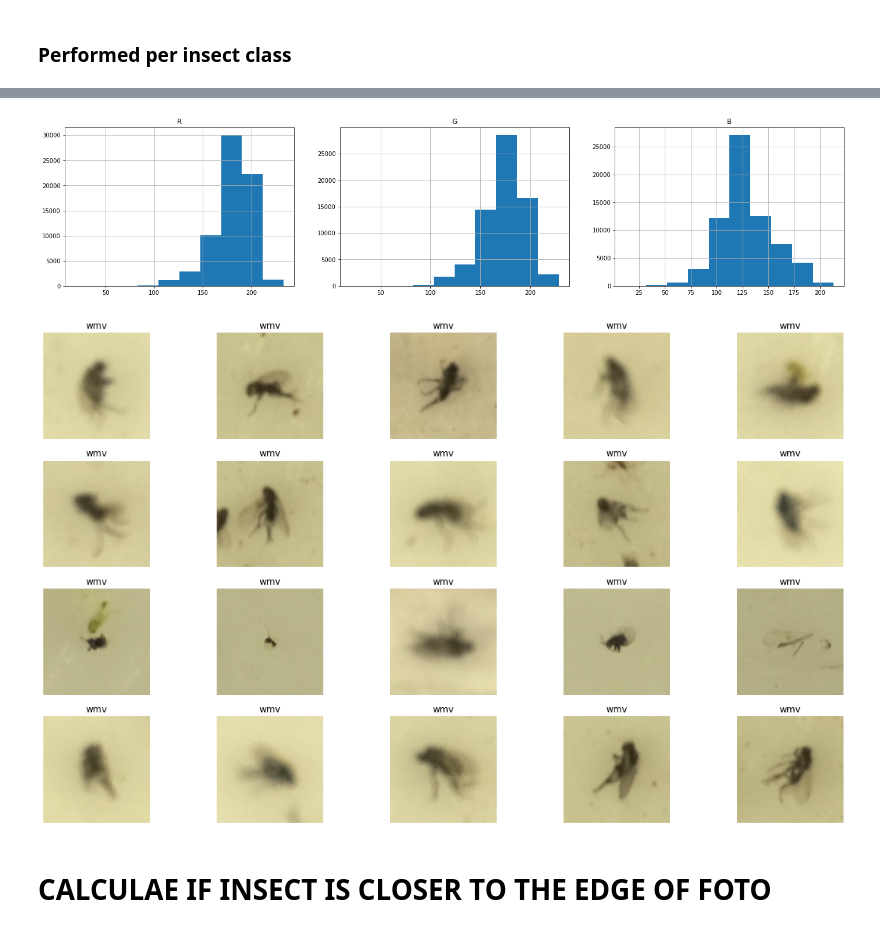
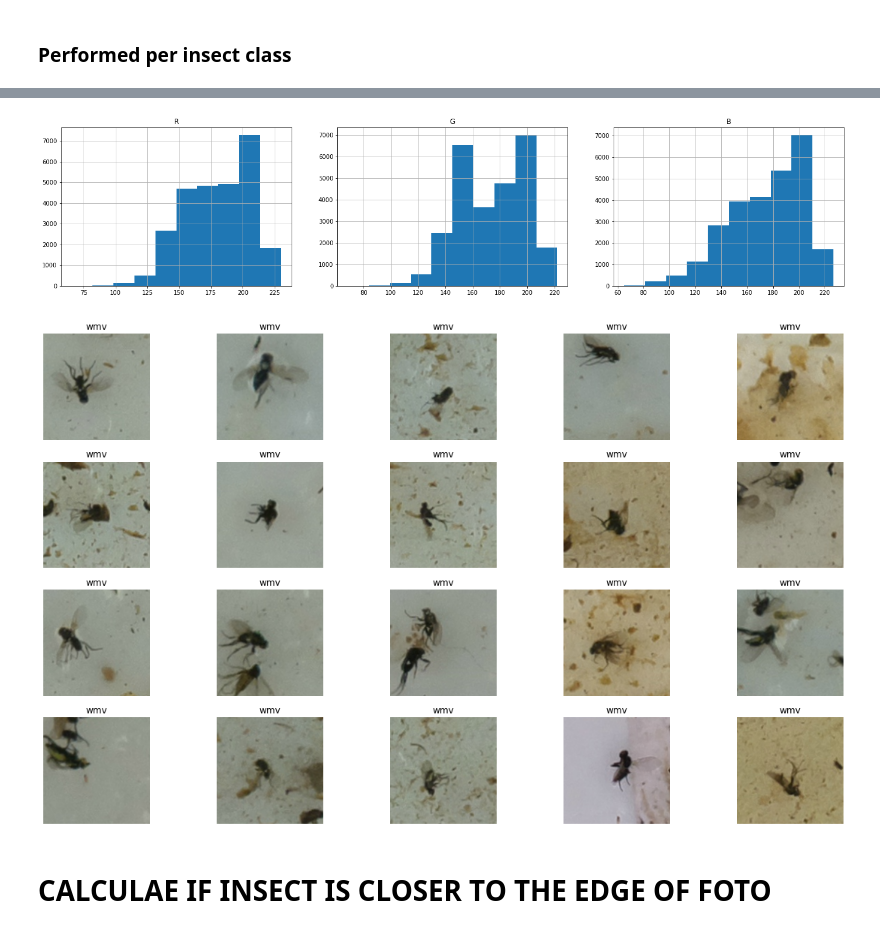
Before and after one commit to kalfasyan/stickybugs-ai, a Jupyter notebook: test.ipynb, the cells around one changed output, grey strips where cells are left out. Cells and saved outputs as stored; diff of their text form; code cells hidden in the pictures.

Commit message:
loading photobox data functionality

```diff
--- a/test.ipynb
+++ b/test.ipynb
@@ -13,7 +13,7 @@ from torch.utils.data import DataLoader, Dataset
 from tqdm import tqdm
 import matplotlib.pyplot as plt
 
-setting = 'fuji'
+setting = 'photobox'
 if setting == 'photobox':
     ext = '.png'
 elif setting == 'fuji':
@@ -31,22 +31,25 @@ dfs.plot_samples()
 batch_size=32
 dloader = DataLoader(dfs, batch_size=batch_size, shuffle=False, num_workers=4, pin_memory=True)
 # %%
-l_blur_factors = []
-l_meansRGB = []
-l_stdsRGB = []
-l_nb_contours, l_mean_cnt_area, l_mean_cnt_perimeter, l_std_cnt_area, l_std_cnt_perimeter = [],[],[],[],[]
+l_blur_factors = [0]*len(dfs)
+l_meansRGB = [0]*len(dfs)
+l_stdsRGB = [0]*len(dfs)
+l_nb_contours, l_mean_cnt_area, l_mean_cnt_perimeter, l_std_cnt_area, l_std_cnt_perimeter = [0]*len(dfs),[0]*len(dfs),[0]*len(dfs),[0]*len(dfs),[0]*len(dfs)
+
+c=0
 for x,l,imgname,platename,filename,plate_idx,location,date,year,xtra,width,height in tqdm(dloader, total=len(dfs)//batch_size, desc='Collecting all data from the dataloader..'):
-    for f in filename:
-        l_blur_factors.extend([calc_variance_of_laplacian(f)])
+    for i,f in enumerate(filename):
+        l_blur_factors[c] = calc_variance_of_laplacian(f)
         meanRGB, stdRGB = calc_mean_RGB_vals(f)
-        l_meansRGB.extend([meanRGB])
-        l_stdsRGB.extend([stdRGB])
-        nb_contours, cnt_areas, cnt_perimeters, mean_cnt_area, mean_cnt_perimeter, std_cnt_area, std_cnt_perimeter = calc_contour_features(f)
-        l_nb_contours.extend([nb_contours])
-        l_mean_cnt_area.extend([mean_cnt_area])
-        l_mean_cnt_perimeter.extend([mean_cnt_perimeter])
-        l_std_cnt_area.extend([std_cnt_area])
-        l_std_cnt_perimeter.extend([std_cnt_perimeter])
+        l_meansRGB[c] = meanRGB
+        l_stdsRGB[c] = stdRGB
+        nb_contours, mean_cnt_area, mean_cnt_perimeter, std_cnt_area, std_cnt_perimeter = calc_contour_features(f)
+        l_nb_contours[c] = nb_contours
+        l_mean_cnt_area[c] = mean_cnt_area
+        l_mean_cnt_perimeter[c] = mean_cnt_perimeter
+        l_std_cnt_area[c] = std_cnt_area
+        l_std_cnt_perimeter[c] = std_cnt_perimeter
+        c+=1
 # %%
 df_rgb = pd.DataFrame(l_meansRGB, columns=['R','G','B'])
 df_feats = pd.DataFrame({'blur': l_blur_factors,
@@ -58,11 +61,14 @@ df_feats = pd.DataFrame({'blur': l_blur_factors,
 df_feats = pd.concat([df_feats, df_rgb], axis=1)
 feature_columns = df_feats.columns
 
-insect_classes = df.label.unique().tolist()
 
 df = pd.concat([dfs.df, df_feats], axis=1)
 df.sort_values(by='label', inplace=True)
-df = df[df.label!='gv']
+
+df = df[~df.label.isin(['gv','sl'])]
+
+insect_classes = df.label.unique().tolist()
+
 df.head()
 # %% [output]
 |  | filename | label | imgname | platename | year | location | date | xtra | plate_idx | blur | ... |
@@ -137,11 +162,12 @@ df.G.hist();plt.title('G')
 plt.subplot(1,3,3);
 df.B.hist();plt.title('B');
 # %% [output]
-[figure, old version]
+[figure, new version]
 # %%
-selection = 'blur<20 & label==\'wmv\''
+selection = 'blur<120 & label==\'wmv\' & location==\'herent\' & knn_outlier==1'
+# selection = 'knn_outlier==1 & label==\'wmv\''
 dfs.plot_samples(df.query(selection).sample(20))
 # %% [output]
-[figure, old version]
+[figure, new version]
 # %% [markdown]
 # CALCULAE IF INSECT IS CLOSER TO THE EDGE OF FOTO
```
Also changed, not shown: parts of 7 cells of this notebook, 2 other files.
